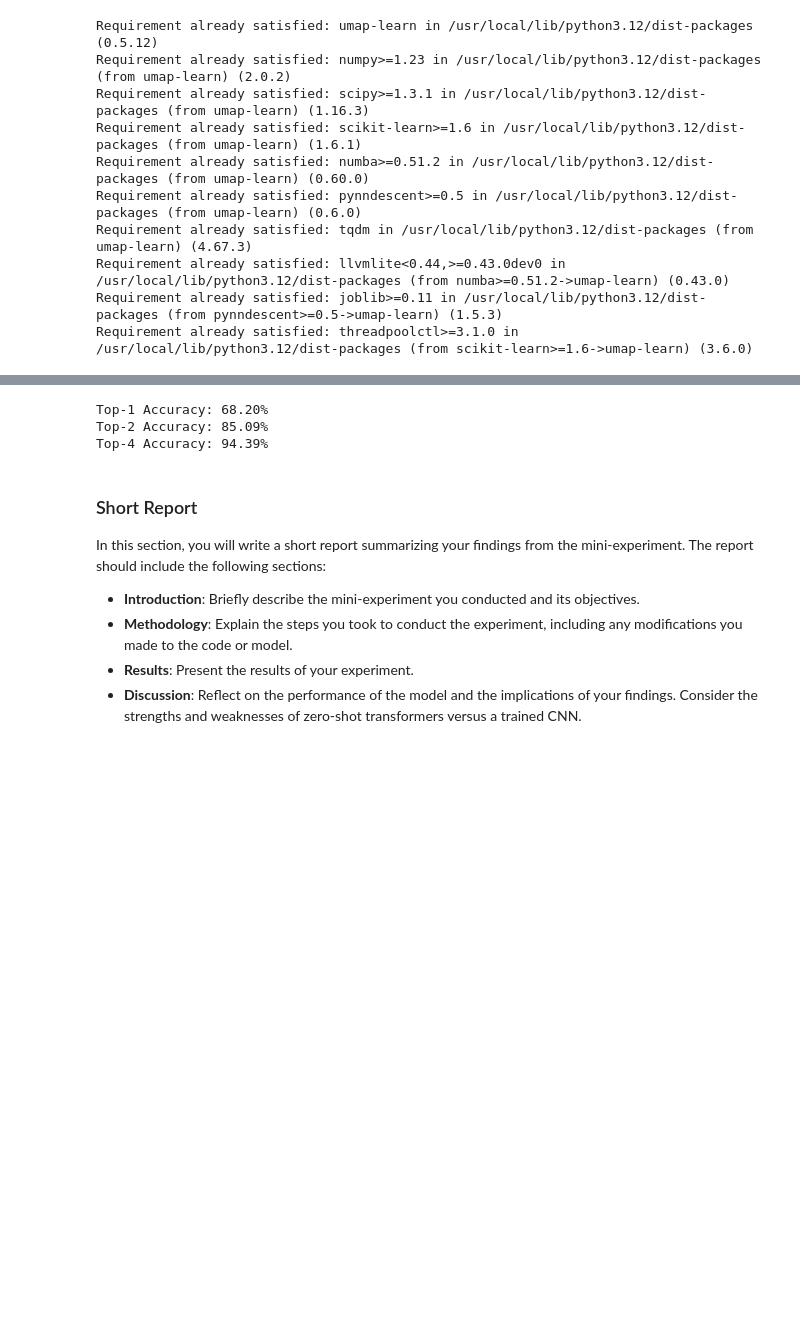
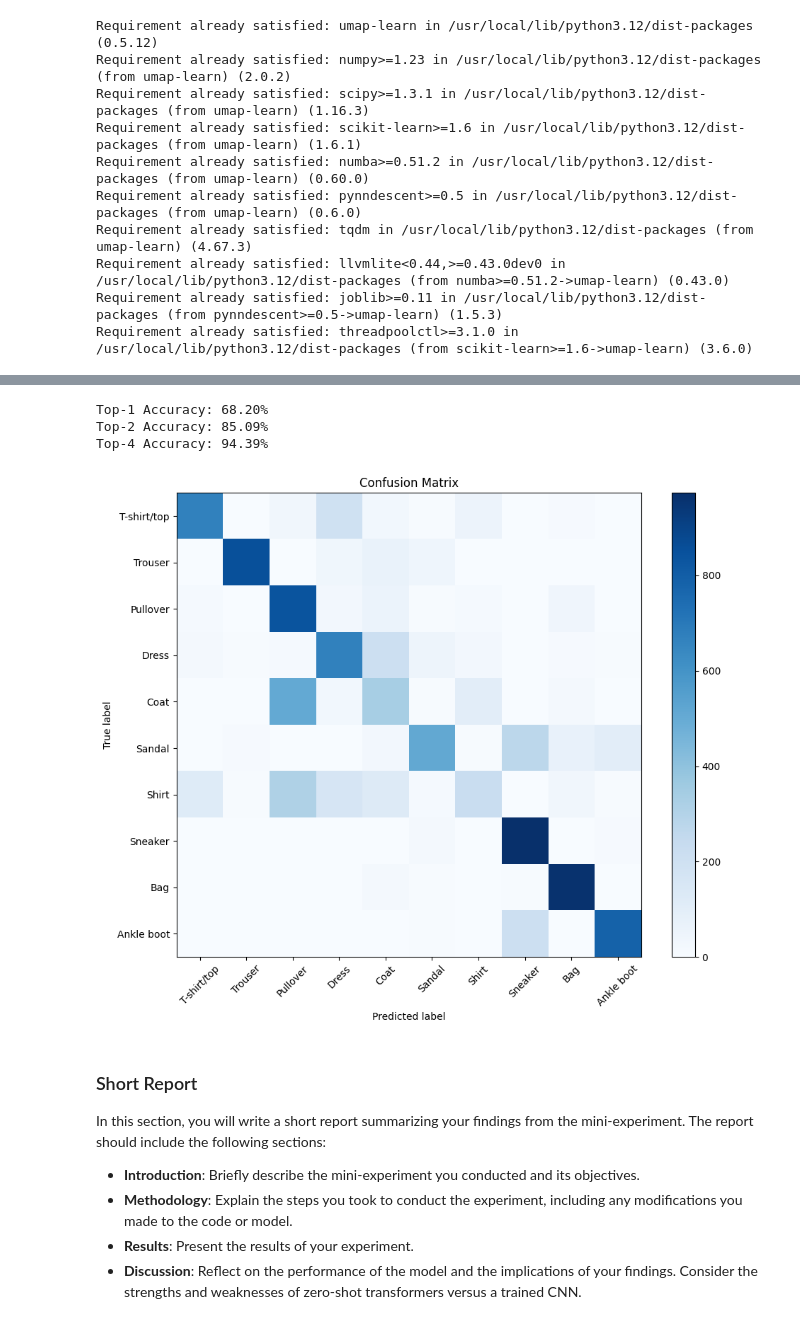
Before and after one commit to anchitaaghag/deep_learning, a Jupyter notebook: 02_activities/assignments/assignment_2.ipynb, the cells around one changed output, grey strips where cells are left out. Cells and saved outputs as stored; diff of their text form; code cells hidden in the pictures; blank space fills up the shorter version.

Commit message:
Add Top-4 confusion matrix

```diff
--- a/02_activities/assignments/assignment_2.ipynb
+++ b/02_activities/assignments/assignment_2.ipynb
@@ -343,21 +341,6 @@ for pixel_values, labels in test_loader:
 prompt_accuracy = accuracy_score(y_true, y_pred)
 print(f"Zero-shot Accuracy (with Prompt Engineering): {prompt_accuracy * 100:.2f}%")
 
-# Report the confusion matrix
-def plot_confusion_matrix(y_true, y_pred, class_names):
-    cm = confusion_matrix(y_true, y_pred)
-    plt.figure(figsize=(10, 8))
-    plt.imshow(cm, interpolation='nearest', cmap=plt.cm.Blues)
-    plt.title('Confusion Matrix')
-    plt.colorbar()
-    tick_marks = np.arange(len(class_names))
-    plt.xticks(tick_marks, class_names, rotation=45)
-    plt.yticks(tick_marks, class_names)
-    plt.ylabel('True label')
-    plt.xlabel('Predicted label')
-    plt.tight_layout()
-    plt.show()
-
 # Display the confusion matrix
 plot_confusion_matrix(y_true, y_pred, CLASS_NAMES)
 # %% [output]
@@ -518,9 +505,7 @@ def calculate_topk_accuracy(similarity: torch.Tensor, labels: torch.Tensor, k: i
 # ------------------------------------------------------------
 
 y_true = []
-y_pred_top1 = []
-y_pred_top2 = []
-y_pred_top4 = []
+best_y_pred = [] # Store top-1 prediction for Confusion Matrix
 
 # To store correctly identified samples for Top-K
 correct_k1 = 0
@@ -534,36 +519,42 @@ for pixel_values, labels in test_loader:
 
     # Get embeddings and similarity
     image_feats = get_image_embeddings(pixel_values)
     similarity = get_cosine_similarity(image_feats, new_text_feats)
     if not isinstance(similarity, torch.Tensor):
         similarity = torch.tensor(similarity).to(device)
 
     # Get top 4 indices for all potential K values
-    _, topk_indices = torch.topk(similarity, k=4, dim=1) # Shape: (batch, 4)
+    _, topk_indices = torch.topk(similarity, k=4, dim=1)
 
     # Check if target label is in top K
     # Expand labels to (batch, 1) and compare
     target = labels.unsqueeze(1)
 
     correct_k1 += (topk_indices[:, :1] == target).any(dim=1).sum().item()
     correct_k2 += (topk_indices[:, :2] == target).any(dim=1).sum().item()
     correct_k4 += (topk_indices[:, :4] == target).any(dim=1).sum().item()
 
+    # Store Best Prediction for Confusion Matrix
+    best_y_pred.extend(topk_indices[:, 0].cpu().tolist())
+    y_true.extend(labels.cpu().tolist())
+
     total_samples += labels.size(0)
 
 # ------------------------------------------------------------
-# 3. Report Accuracy
+# 3. Report Accuracy & Confusion Matrix
 # ------------------------------------------------------------
 
 print(f"Top-1 Accuracy: {correct_k1 / total_samples * 100:.2f}%")
 print(f"Top-2 Accuracy: {correct_k2 / total_samples * 100:.2f}%")
 print(f"Top-4 Accuracy: {correct_k4 / total_samples * 100:.2f}%")
 
-# TODO Conf. Matrx
+# Display the confusion matrix
+plot_confusion_matrix(y_true, best_y_pred, CLASS_NAMES)
 # %% [output]
 Top-1 Accuracy: 68.20%
 Top-2 Accuracy: 85.09%
 Top-4 Accuracy: 94.39%
+[figure, added]
 # %% [markdown]
 ### Short Report
 
```
Also changed, not shown: parts of 12 cells of this notebook.
